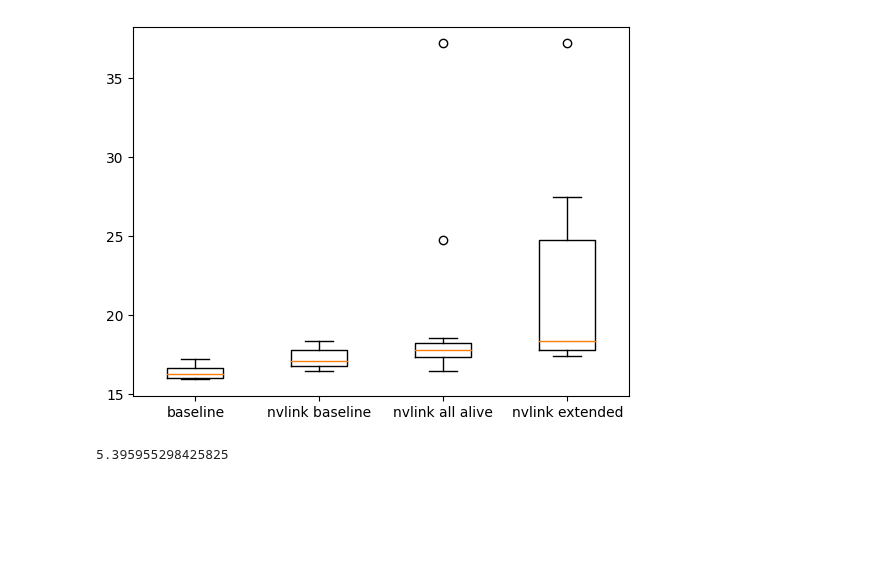
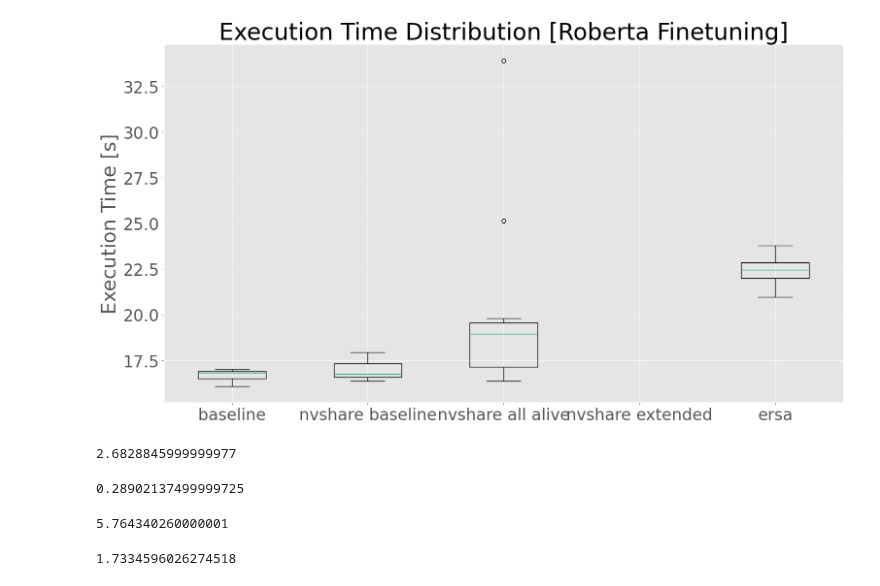
Before and after one commit to osmhpi/Ersa, a Jupyter notebook: validation/multi_kernel_overhead.ipynb, the cells around one changed output. Drawn from its saved outputs; the diff is of its cells as text; code cells hidden in the pictures; blank space fills up the shorter version.

Commit message:
more results and stuff

```diff
--- a/validation/multi_kernel_overhead.ipynb
+++ b/validation/multi_kernel_overhead.ipynb
@@ -66,0 +59,22 @@ plt.legend()
+# %%
+dataset_paths = {
+    "baseline": "results/baseline-6.csv",
+    "nvshare": "results/nvshare-7.csv",
+    "ersa": "results/ersa-7.csv"
+}
+
+# dataset_paths = {
+#     "baseline": "results/resnet_baseline.csv",
+#     "nvshare": "results/resnet_nvshare.csv",
+#     "megaclite": "results/resnet_megaclite.csv"
+# }
+dataset_paths = {key:Path(value) for key,value in dataset_paths.items()}
+metrics_paths = {key:value.with_suffix(".metrics.csv") for key,value in dataset_paths.items()}
+datasets = {key:pd.read_csv(path,index_col=0) for key,path in dataset_paths.items()}
+metrics = {key:pd.read_csv(path, index_col=0) for key,path in metrics_paths.items()}
+
+for dataset in datasets.values():
+    prepare_data2(dataset)
+
+for metric in metrics.values():
+    prepare_metrics(metric)
@@ -67,20 +199,37 @@ plt.legend()
 # %%
-baseline_range = baseline["oom"] == False
-alive_range = nvlink["all_alive"] == True
+baseline_range = datasets["baseline"]["oom"] == False
+alive_range = datasets["nvshare"]["all_alive"] == True
 
 boxplot_data = {
-    "baseline": baseline[baseline_range]["duration"],
-    "nvlink baseline": nvlink[baseline_range]["duration"],
-    "nvlink all alive": nvlink[alive_range]["duration"],
-    "nvlink extended": nvlink[~baseline_range]["duration"],
+    "baseline": datasets["baseline"][baseline_range]["duration"],
+    "nvshare baseline": datasets["nvshare"][baseline_range]["duration"],
+    "nvshare all alive": datasets["nvshare"][alive_range]["duration"],
+    "nvshare extended": datasets["nvshare"][~baseline_range]["duration"],
+    "ersa": datasets["ersa"]["duration"]
 }
 
 plt.boxplot(boxplot_data.values(), labels=boxplot_data.keys());
+plt.title("Execution Time Distribution [Roberta Finetuning]")
+plt.ylabel("Execution Time [s]")
+plt.tight_layout()
+plt.savefig("validation/execution-time-distribution-roberta-finetuning.pdf")
 # %% [output]
-[figure, old version]
+[figure, new version]
+# %%
+pd.DataFrame(boxplot_data).mean()["nvshare all alive"] - pd.DataFrame(boxplot_data).mean()["baseline"]
+# %% [output]
+2.6828845999999977
+# %%
+pd.DataFrame(boxplot_data).mean()["nvshare baseline"] - pd.DataFrame(boxplot_data).mean()["baseline"]
+# %% [output]
+0.28902137499999725
+# %%
+pd.DataFrame(boxplot_data).mean()["ersa"] - pd.DataFrame(boxplot_data).mean()["baseline"]
+# %% [output]
+5.764340260000001
 # %%
-((pd.DataFrame(boxplot_data).mean()["nvlink baseline"] / pd.DataFrame(boxplot_data).mean()["baseline"]) - 1) * 100
+((pd.DataFrame(boxplot_data).mean()["nvshare baseline"] / pd.DataFrame(boxplot_data).mean()["baseline"]) - 1) * 100
 # %% [output]
-5.395955298425825
+1.7334596026274518
 # %%
 baseline["duration"].plot()
```
Also changed, not shown: parts of 20 cells of this notebook, 10 other files.
